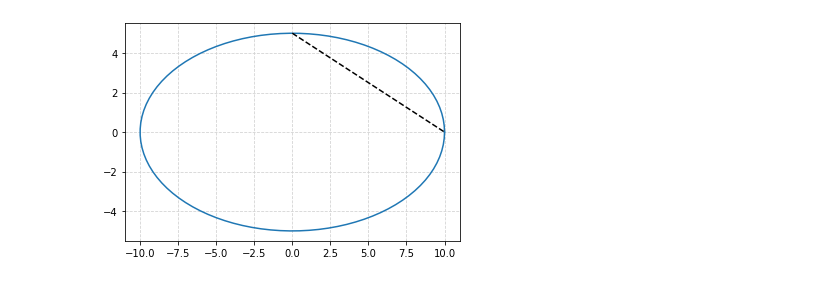
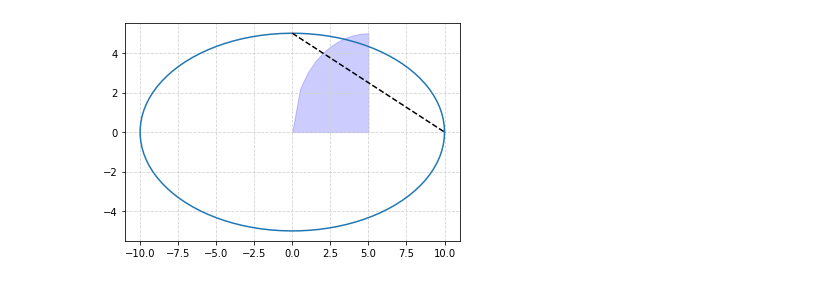
Before and after one commit to kkousar/practise-, a Jupyter notebook: conic.ipynb, the cells around one changed output. Saved outputs shown, nothing was run; the diff lists cells and outputs as text; code cells hidden in the pictures.

```diff
--- a/conic.ipynb
+++ b/conic.ipynb
@@ -3,19 +3,23 @@
 # %%
 import numpy as np
 from matplotlib import pyplot as plt
 from math import pi
 
 u=0    #x-position of the center
 v=0    #y-position of the center
 a=10.     #radius on the x-axis
 b=5    #radius on the y-axis
 
 t = np.linspace(0, 2*pi, 100)
 x=np.arange(0,11,1)
 y=((a*b)-(b*x))/a
+
+X=(b/a)*(a-x)
+Y=(b/a)*(np.sqrt(a**2-x**2))
+
+plt.fill_between(X,Y,0, color='blue', alpha=.2)
 plt.plot( u+a*np.cos(t) , v+b*np.sin(t) )
 plt.plot(x,y,'k--')
-plt.grid(color='lightgray',linestyle='--')
-plt.show()
+plt.grid(color='lightgray',linestyle='--')plt.show()
 # %% [output]
-[figure, old version]
+[figure, new version]
```
Also changed, not shown: parts of 1 cell of this notebook.
